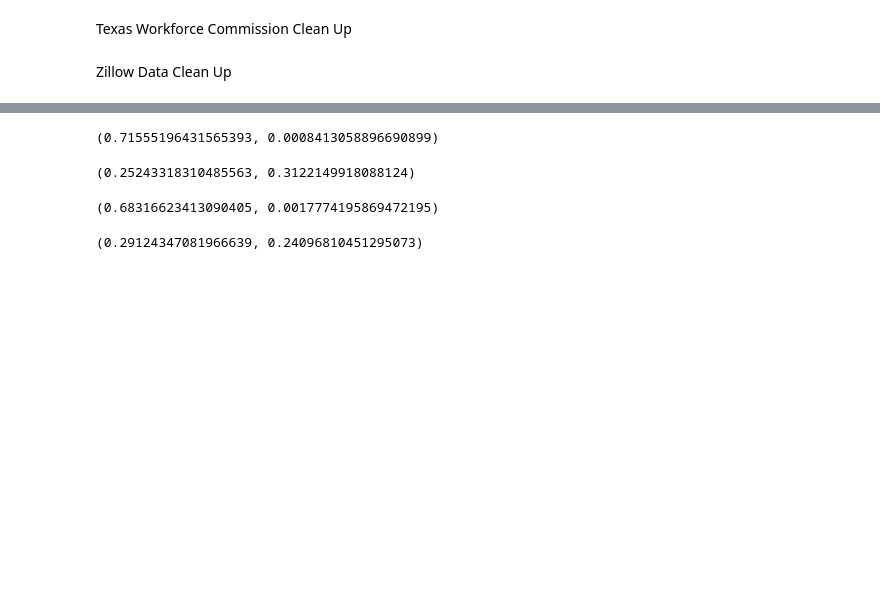
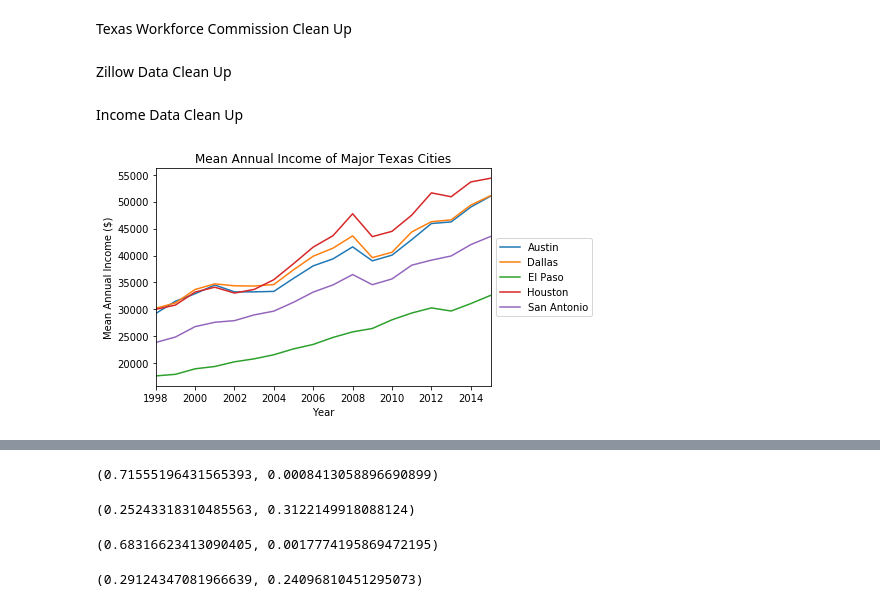
Before and after one commit to mikebarajas/Zillow_Data_Analysis, a Jupyter notebook: Master_Data_Frame.ipynb, the cells around one changed output, grey strips where cells are left out. Saved outputs shown, nothing was run; the diff lists cells and outputs as text; code cells hidden in the pictures; blank space fills up the shorter version.

```diff
--- a/Master_Data_Frame.ipynb
+++ b/Master_Data_Frame.ipynb
@@ -101,3 +104,5 @@ monthly_merge = pd.merge(merge_df, merge_melts, how="outer", on=["Year", "Month"
+# %% [markdown]
+Income Data Clean Up
 # %%
 # Clean up Income data to merge to annual data frame
 # Select desired columns
@@ -131,0 +134,12 @@ df_final.to_csv('Master Dataframe.csv',index=True)
+# %%
+income = income_df.pivot(index='Year', columns='City', values='Income')
+select  =['Austin', 'Dallas', 'El Paso', 'Houston', 'San Antonio']
+
+ax = income[select].plot()
+ax.legend(loc='center left', bbox_to_anchor=(1, 0.5))
+plt.ylabel('Mean Annual Income ($)')
+plt.title('Mean Annual Income of Major Texas Cities')
+plt.savefig('PNG Files\\Annual_income')
+plt.show()
+# %% [output]
+[figure, added]
```
Also changed, not shown: parts of 9 cells of this notebook, 34 other files.
